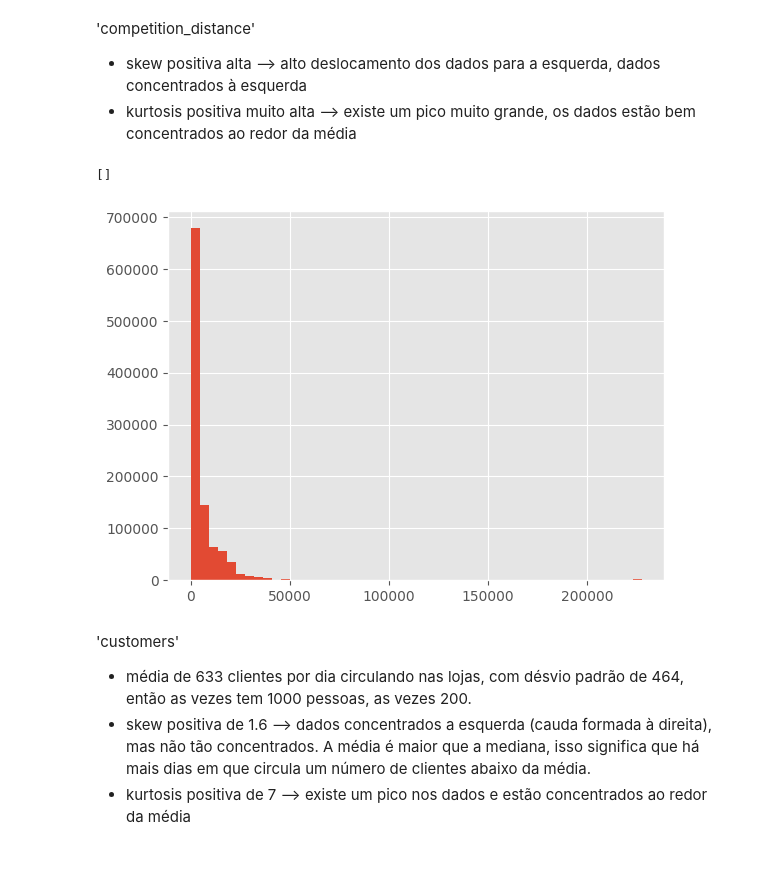
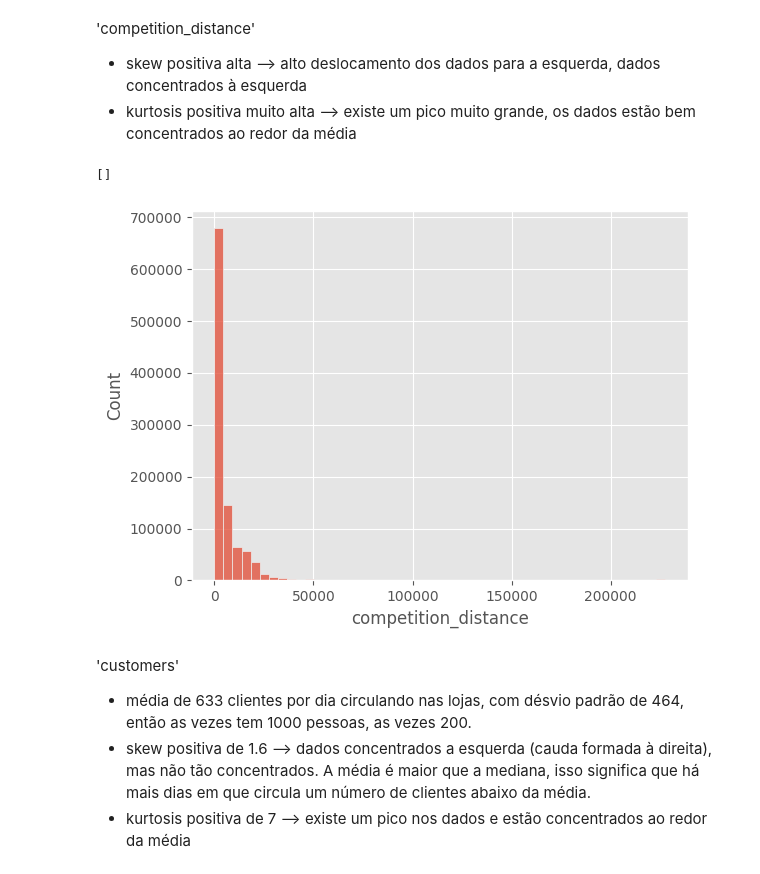
Before and after one commit to AllanCasado/ds_em_producao, a Jupyter notebook: notebooks/rossmann_sales_prediction.ipynb, the cells around one changed output. Drawn from its saved outputs; the diff is of its cells as text; code cells hidden in the pictures.

```diff
--- a/notebooks/rossmann_sales_prediction.ipynb
+++ b/notebooks/rossmann_sales_prediction.ipynb
@@ -375,11 +375,11 @@ plt.plot()
 * skew positiva alta --> alto deslocamento dos dados para a esquerda, dados concentrados à esquerda
 * kurtosis positiva muito alta --> existe um pico muito grande, os dados estão bem concentrados ao redor da média
 # %%
-df1['competition_distance'].hist(bins=50)
+sns.histplot(df1['competition_distance'], bins=50)
 plt.plot()
 # %% [output]
 []
-[figure, old version]
+[figure, new version]
 # %% [markdown]
 'customers'
 
```
Also changed, not shown: parts of 78 cells of this notebook.
